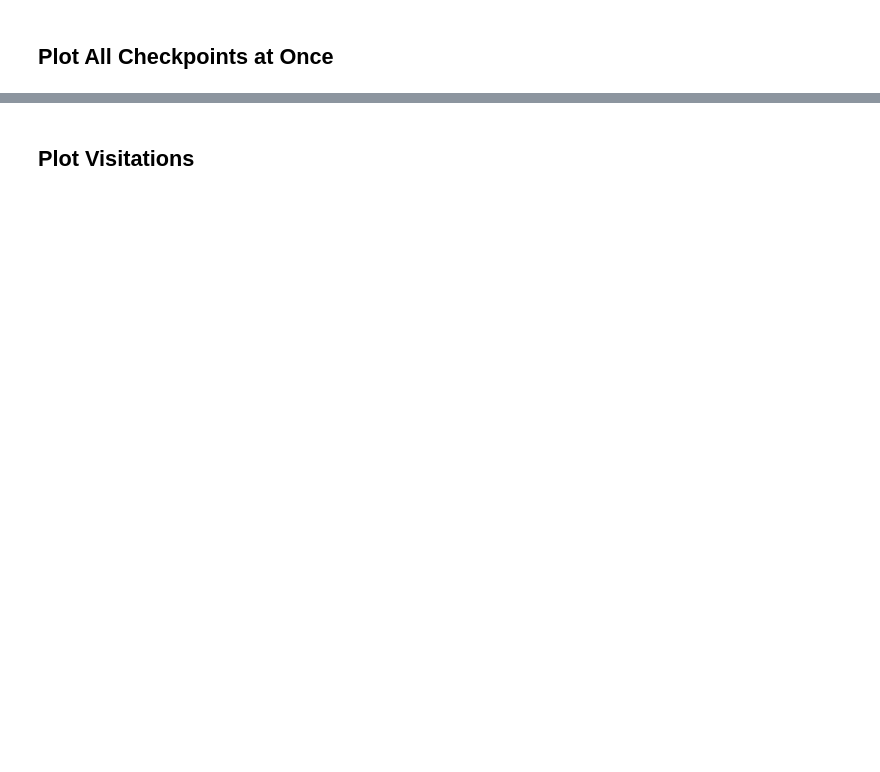
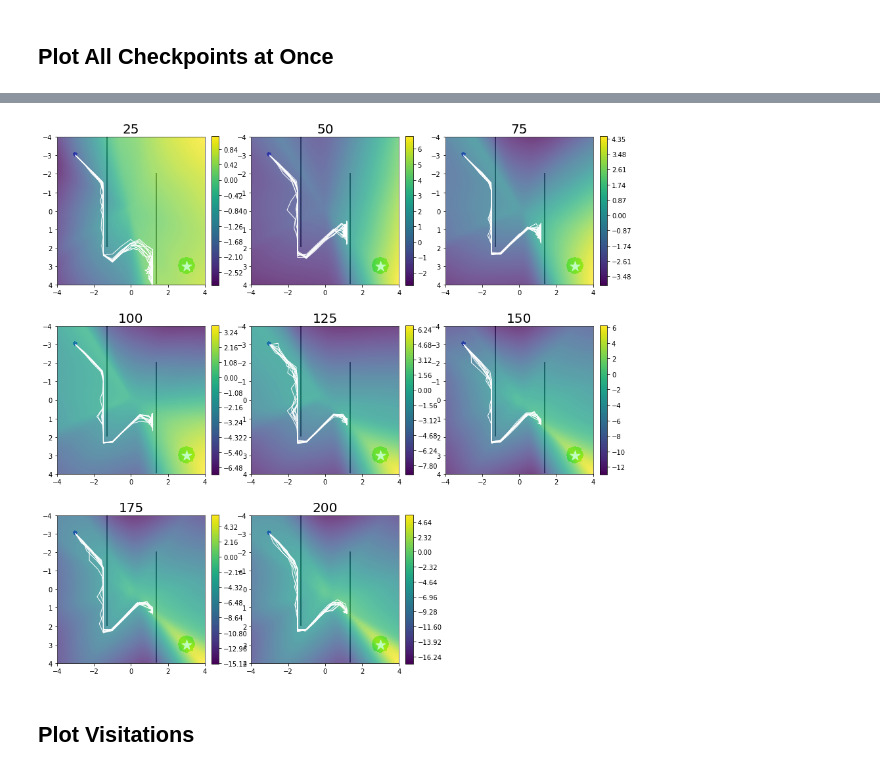
Before and after one commit to abhishekunique/RND-ashwin, a Jupyter notebook: notebooks/reward_learning/vice_reward_visualizations.ipynb, the cells around one changed output, grey strips where cells are left out. Drawn from its saved outputs; the diff is of its cells as text; code cells hidden in the pictures; blank space fills up the shorter version.

```diff
--- a/notebooks/reward_learning/vice_reward_visualizations.ipynb
+++ b/notebooks/reward_learning/vice_reward_visualizations.ipynb
@@ -14,7 +43,7 @@ tf.enable_eager_execution()
 # %% [markdown]
 ## Specify the Experiment Directory
 # %%
-common_dir = '/home/justinvyu/ray_results'
+common_dir = '/Users/kevintli/rail/data/ray_results'
 universe = 'gym'
 domain = 'Point2D'
 task = 'Maze-v0'
@@ -145,7 +259,11 @@ for i, path in enumerate(checkpoint_paths):
     reward_clf = checkpoint['reward_classifier']
     train_env = checkpoint['training_environment']
     plt.subplot(n_rows, n_columns, i+1, aspect=1)
+    plt.imshow(train_env.render('rgb_array', width=256, height=256),
+           extent=(-4, 4, -4, 4), origin='lower', alpha=0.25, zorder=3)
     plot_vice_reward(reward_clf, train_env)
+    plot_trajectories(checkpoint, path)
     plt.title(int(path.split("_")[-1]), fontsize=20)
 
 plt.show()
+# %% [output]
@@ -152,3 +286,4 @@ plt.show()
+[figure, added]
 # %% [markdown]
 ## Plot Visitations
 # %%
```
Also changed, not shown: parts of 22 cells of this notebook.
